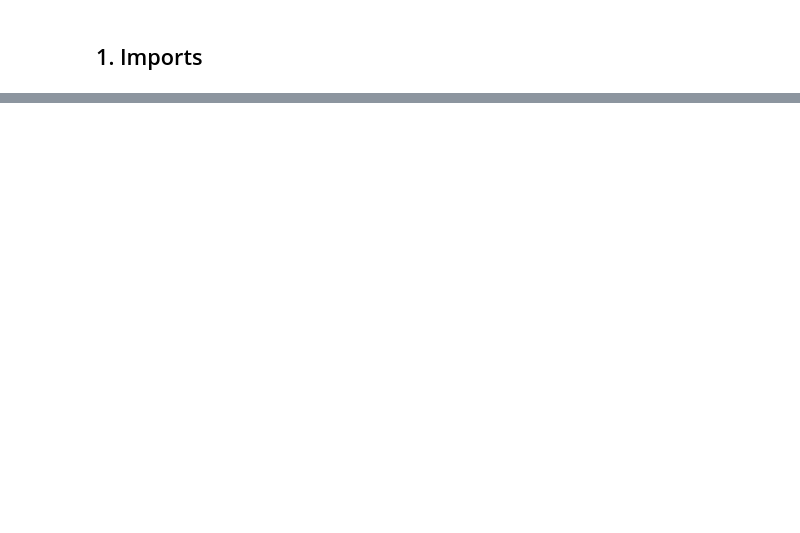
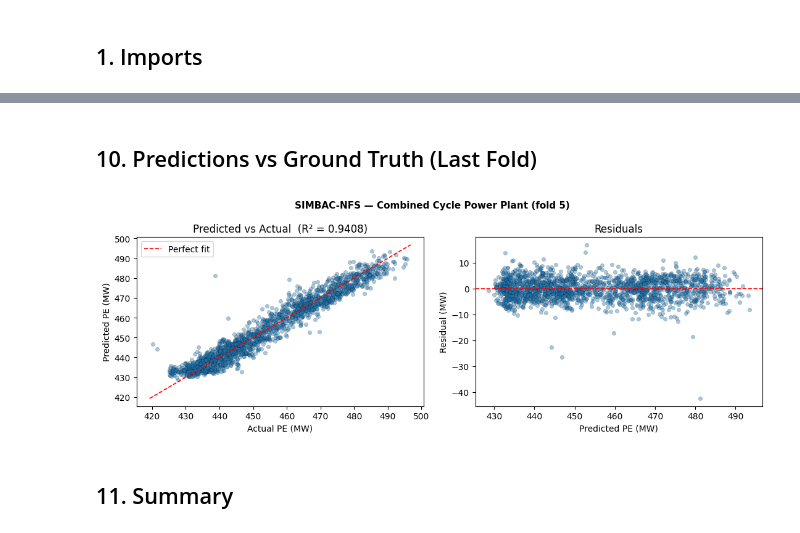
Before and after one commit to HafsaaOuifak/SimBAC-NFS, a Jupyter notebook: demo.ipynb, the cells around one changed output, grey strips where cells are left out. Drawn from its saved outputs; the diff is of its cells as text; code cells hidden in the pictures; blank space fills up the shorter version.

```diff
--- a/demo.ipynb
+++ b/demo.ipynb
@@ -204,0 +87,20 @@ print("=" * 42)
+# %%
+# Architecture
+T               = 5             # boosting rounds
+M               = 3             # FCM-TSK bags per round
+tau             = 0.95          # rule-merging threshold
+bootstrap_ratio = 1.0           # bootstrap sample fraction
+
+# Training
+lr                    = 0.3     # boosting learning rate
+ci                    = 0.99    # cumulative-importance cutoff
+min_cluster_importance= 0.0     # per-cluster importance floor
+min_rules             = 3       # minimum rules after compression
+max_feat              = 7       # MI feature-selection cap
+seed                  = 42
+
+# Inner-CV grids
+nrules_grid = [15, 20, 25]
+alpha_grid  = [1e-4, 1e-3, 1e-2, 0.1, 1.0, 10.0, 100.0, 1e3, 1e4]
+
+print("Hyperparameters set.")
@@ -204,0 +461,31 @@ print("=" * 42)
+# %% [markdown]
+## 10. Predictions vs Ground Truth (Last Fold)
+# %%
+fig, axes = plt.subplots(1, 2, figsize=(11, 4))
+
+r2_last = r2_fn(last_yte, last_ypred)
+
+ax = axes[0]
+ax.scatter(last_yte, last_ypred, alpha=0.4, edgecolors="k", linewidths=0.3, s=20)
+lim = [min(last_yte.min(), last_ypred.min()) - 1,
+       max(last_yte.max(), last_ypred.max()) + 1]
+ax.plot(lim, lim, "r--", linewidth=1.2, label="Perfect fit")
+ax.set_xlabel("Actual PE (MW)"); ax.set_ylabel("Predicted PE (MW)")
+ax.set_title(f"Predicted vs Actual  (R² = {r2_last:.4f})")
+ax.legend()
+
+ax = axes[1]
+ax.scatter(last_ypred, last_yte - last_ypred,
+           alpha=0.4, edgecolors="k", linewidths=0.3, s=20)
+ax.axhline(0, color="r", linestyle="--", linewidth=1.2)
+ax.set_xlabel("Predicted PE (MW)"); ax.set_ylabel("Residual (MW)")
+ax.set_title("Residuals")
+
+plt.suptitle("SIMBAC-NFS — Combined Cycle Power Plant (fold 5)",
+             fontsize=11, fontweight="bold")
+plt.tight_layout()
+plt.show()
+# %% [output]
+[figure, added]
+# %% [markdown]
+## 11. Summary
```
Also changed, not shown: parts of 42 cells of this notebook, 8 other files.
